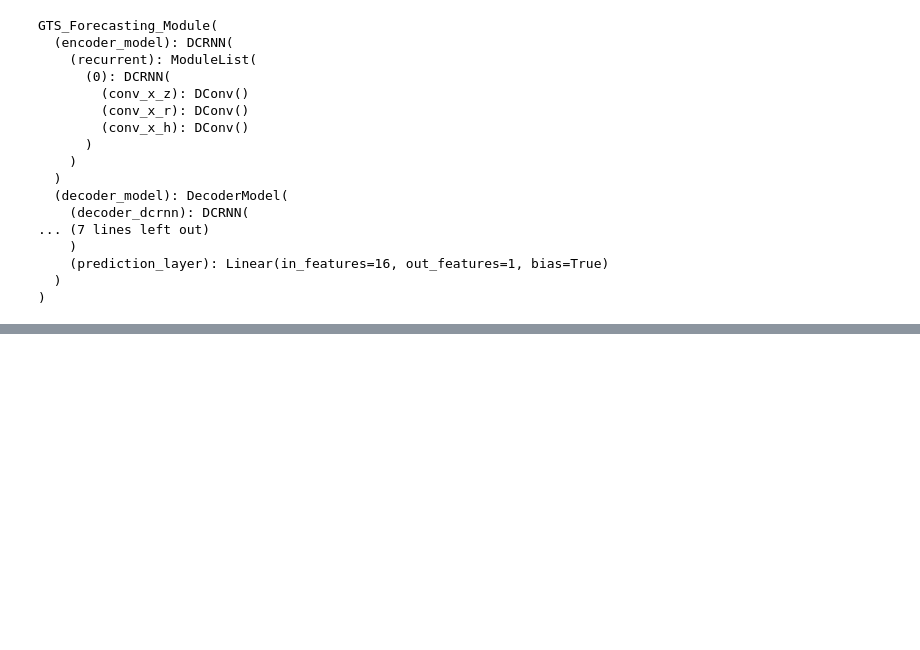
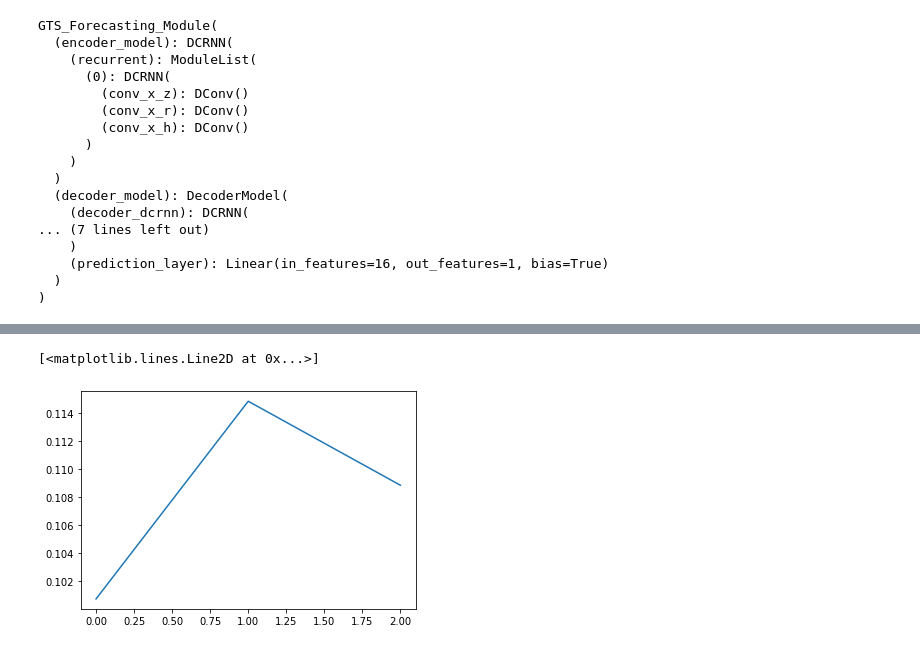
Before and after one commit to Kim-Ju-Hyeon/GSL, a Jupyter notebook: DCRNN_Decoder_Test.ipynb, the cells around one changed output, grey strips where cells are left out. Drawn from its saved outputs; the diff is of its cells as text; code cells hidden in the pictures; blank space fills up the shorter version.

```diff
--- a/DCRNN_Decoder_Test.ipynb
+++ b/DCRNN_Decoder_Test.ipynb
@@ -174,0 +205,5 @@ torch
+# %%
+plt.plot(y_hat[5,:].detach().cpu())
+# %% [output]
+[<matplotlib.lines.Line2D at 0x...>]
+[figure, added]
```
Also changed, not shown: parts of 17 cells of this notebook, 1 other file.
